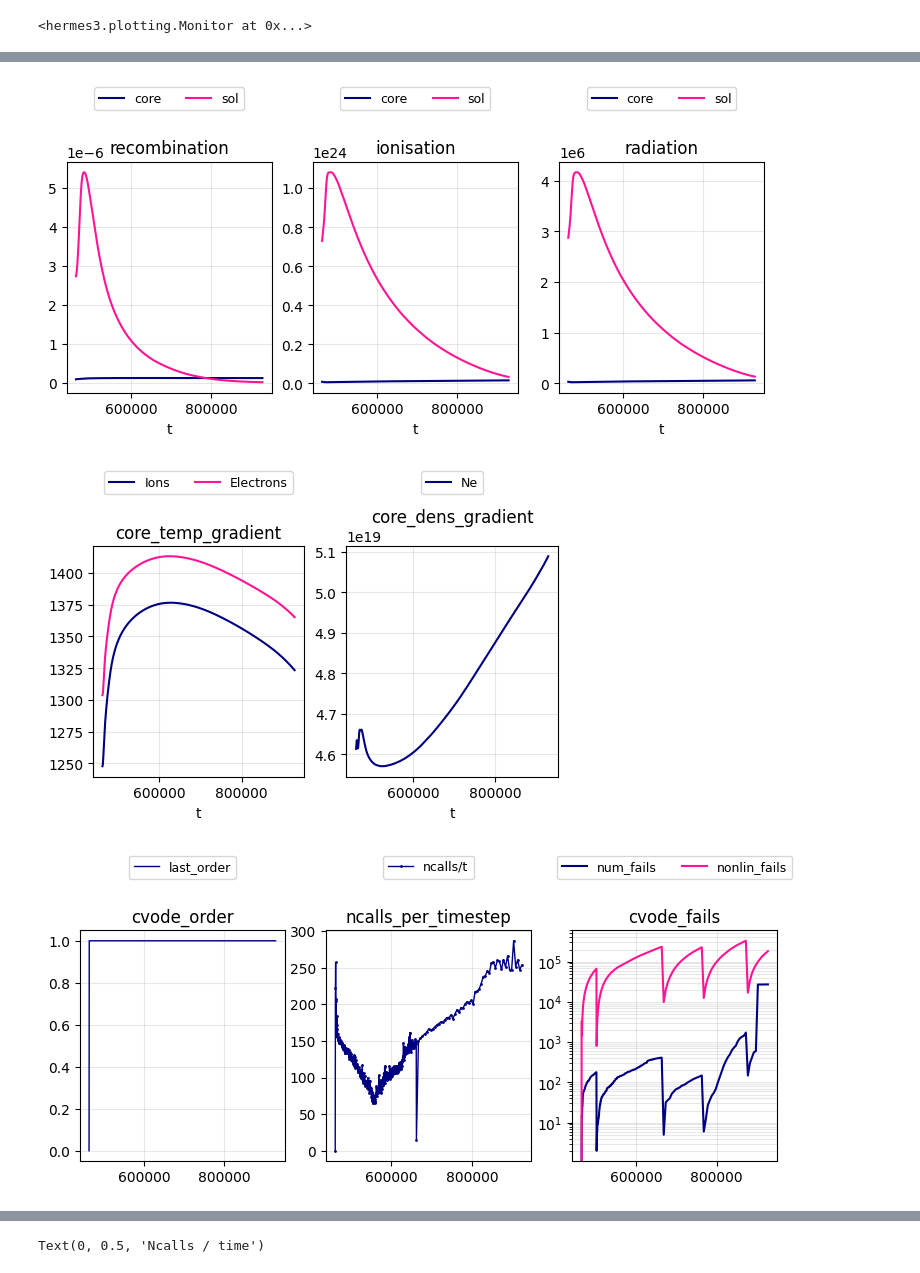
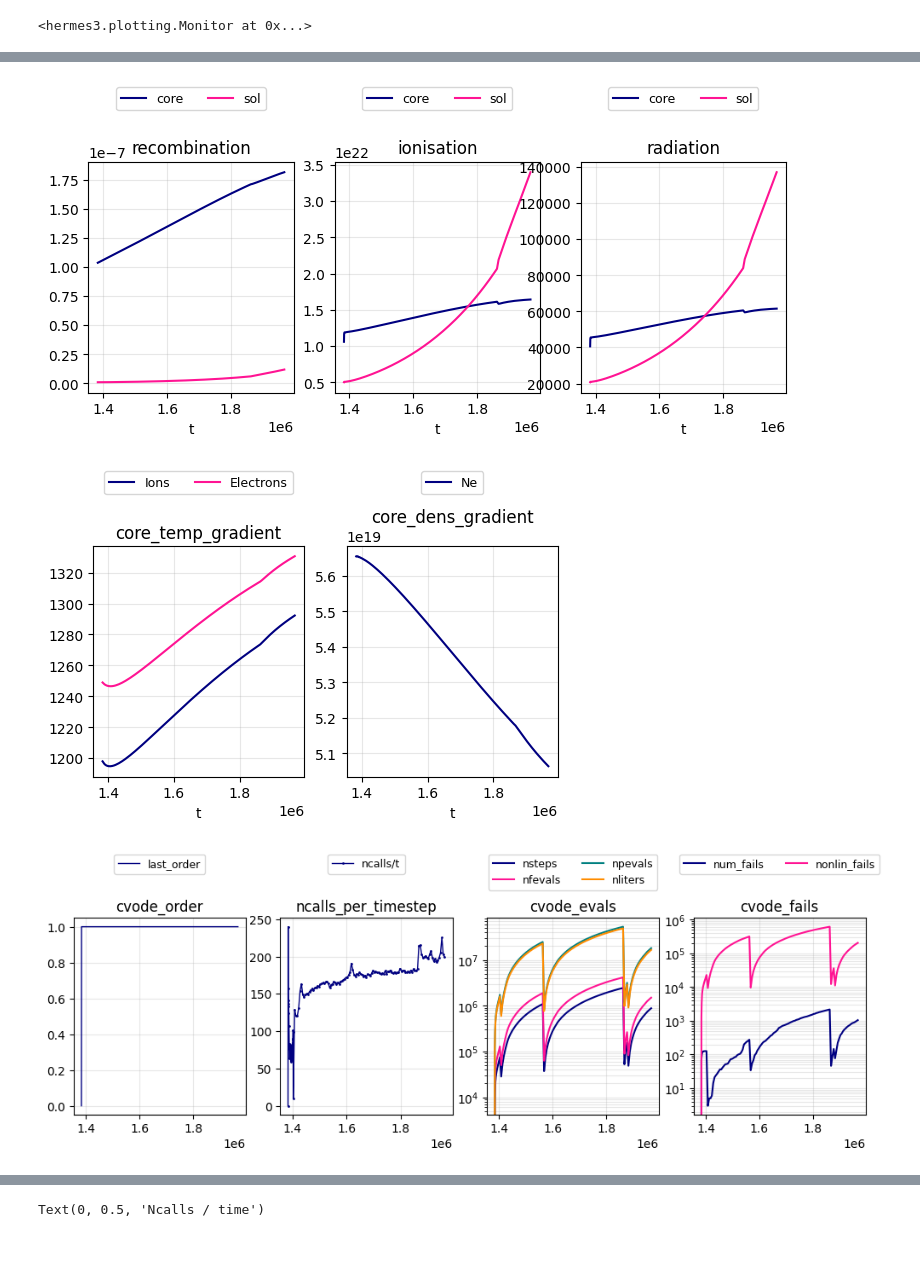
Before and after one commit to mikekryjak/sdtools, a Jupyter notebook: viking-pp.ipynb, the cells around one changed output, grey strips where cells are left out. Cells and saved outputs as stored; diff of their text form; code cells hidden in the pictures.

```diff
--- a/viking-pp.ipynb
+++ b/viking-pp.ipynb
@@ -44,13 +50,17 @@ db = CaseDB(
 # choice = "c1b-40eV_1e17_precon"
 # choice = "c2a-precon"
 # choice = "c3a_4.625e5_nobarrier"
-choice = "c3a-barrier"
+# choice = "c3a-barrier"
+# choice = "c3d-neut_flux_lim_master"
+# choice = "c3c-newmaster"
+# choice = "c4a-puff"
+choice = "c4b-difflim"
 # choice = "c1c-40eV_1e17_lofloor"
 # choice = "c2ac-copy"
 # choice = "c2ad-copy"
 # choice = "b3a-t3-small_temp_steps"
 
-case, caseng = Load.case_2D(db.casepaths[choice], gridfilepath = db.gridpaths["g3a4-lores.nc"],
+case, caseng = Load.case_2D(db.casepaths[choice], gridfilepath = db.gridpaths["g3a5-fatter.nc"],
                     double_load = True)
 # %% [output]
 --> dx, dy and J will not be unnormalised
@@ -79,27 +69,0 @@ print("")
-# %%
-self = mesh
-
-name = "chi_d+"
-
-plt.style.use("default")
-
-
-field = self.mesh[name]
-cmap = plt.get_cmap("jet")
-
-
-fieldnorm = field / np.max(field) * 1
-colors = [cmap(x) for x in fieldnorm.flatten()]
-norm = mpl.colors.Normalize(vmin=0, vmax=np.max(field))
-
-fig, axes = plt.subplots(1,3, figsize = (10,6), gridspec_kw={'width_ratios': [5,2.0, 0.3]}, dpi = 110)
-fig.subplots_adjust(wspace=0.3)
-fig.suptitle(name)
-
-self.plot_xy_grid(axes[0])
-axes[0].scatter(self.yflat, self.xflat, c = colors, s = 1)
-
-self.plot_rz_grid(axes[1])
-axes[1].scatter(self.rflat, self.zflat, c = colors, s = 5)
-
-cbar = mpl.colorbar.ColorbarBase(ax=axes[2], cmap = cmap, norm = norm)
@@ -109,7 +75,7 @@ cbar = mpl.colorbar.ColorbarBase(ax=axes[2], cmap = cmap, norm = norm)
 Monitor(case, [["density", "temperature","target_temp"],
                ["recombination", "ionisation", "radiation"],
                ["core_temp_gradient", "core_dens_gradient"],
-               ["cvode_order", "ncalls_per_timestep", "cvode_fails"]])
+               ["cvode_order", "ncalls_per_timestep", "cvode_evals", "cvode_fails"]])
 # Monitor(case, [["recombination", "ionisation", "radiation"]])
 # %% [output]
 <hermes3.plotting.Monitor at 0x...>
@@ -117,3 +83,3 @@ Monitor(case, [["density", "temperature","target_temp"],
-[figure, old version]
+[figure, new version]
-[figure, old version]
+[figure, new version]
-[figure, old version]
+[figure, new version]
```
Also changed, not shown: parts of 34 cells of this notebook, 1 other file.
